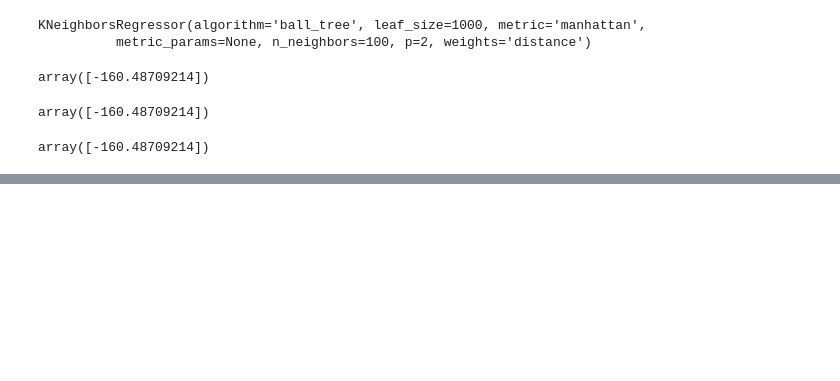
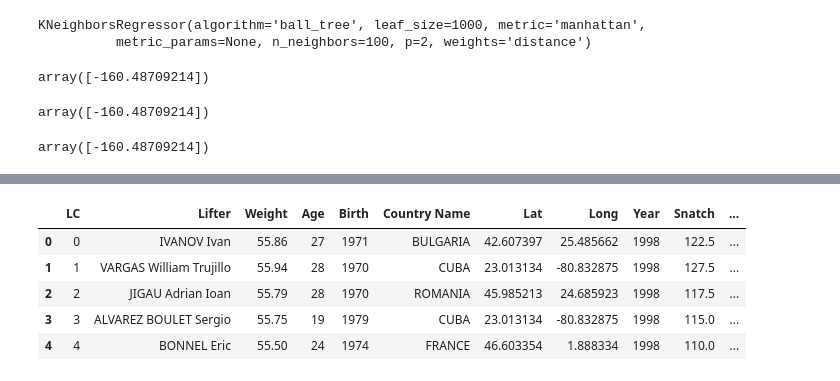
Before and after one commit to nelabdiel/IoK, a Jupyter notebook: datatopickle.ipynb, the cells around one changed output, grey strips where cells are left out. Saved outputs shown, nothing was run; the diff lists cells and outputs as text; code cells hidden in the pictures; blank space fills up the shorter version.

```diff
--- a/datatopickle.ipynb
+++ b/datatopickle.ipynb
@@ -69,0 +232,11 @@ from scipy import sparse
+# %%
+recent_data = recent_data[['LC','Lifter','Weight', 'Age','Birth','Country Name','Lat', 'Long', 'Year', 'Snatch','Clean and Jerk','Total','NSC']]
+# %%
+recent_data.head()
+# %% [output]
+|  | LC | Lifter | Weight | Age | Birth | Country Name | Lat | Long | Year | Snatch | ... |
+| 0 | 0 | IVANOV Ivan | 55.86 | 27 | 1971 | BULGARIA | 42.607397 | 25.485662 | 1998 | 122.5 | ... |
+| 1 | 1 | VARGAS William Trujillo | 55.94 | 28 | 1970 | CUBA | 23.013134 | -80.832875 | 1998 | 127.5 | ... |
+| 2 | 2 | JIGAU Adrian Ioan | 55.79 | 28 | 1970 | ROMANIA | 45.985213 | 24.685923 | 1998 | 117.5 | ... |
+| 3 | 3 | ALVAREZ BOULET Sergio | 55.75 | 19 | 1979 | CUBA | 23.013134 | -80.832875 | 1998 | 115.0 | ... |
+| 4 | 4 | BONNEL Eric | 55.50 | 24 | 1974 | FRANCE | 46.603354 | 1.888334 | 1998 | 110.0 | ... |
```
Also changed, not shown: parts of 53 cells of this notebook, 4 other files.
